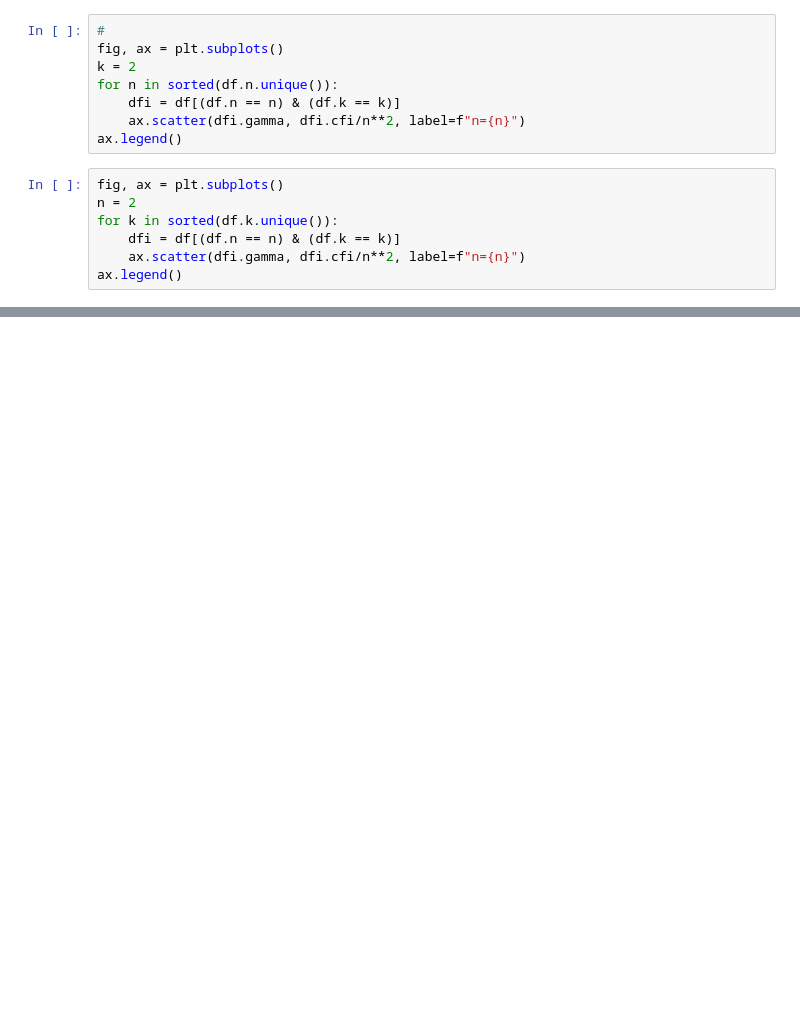
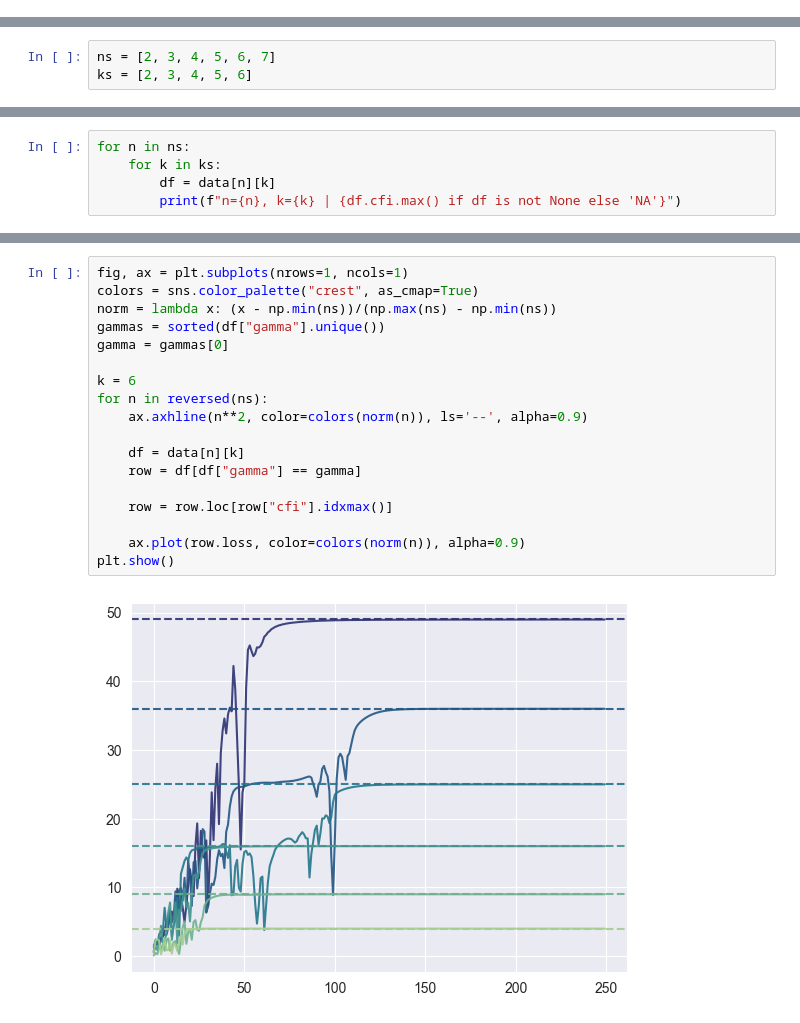
Before and after one commit to benjimaclellan/queso, a Jupyter notebook: experiments/analyze_noisy_cfi.ipynb, the cells around one changed output, grey strips where cells are left out. Drawn from its saved outputs; the diff is of its cells as text; blank space fills up the shorter version.

```diff
--- a/experiments/analyze_noisy_cfi.ipynb
+++ b/experiments/analyze_noisy_cfi.ipynb
@@ -48,15 +9,0 @@ ax.legend()
-# %%
-#
-fig, ax = plt.subplots()
-k = 2
-for n in sorted(df.n.unique()):
-    dfi = df[(df.n == n) & (df.k == k)]
-    ax.scatter(dfi.gamma, dfi.cfi/n**2, label=f"n={n}")
-ax.legend()
-# %%
-fig, ax = plt.subplots()
-n = 2
-for k in sorted(df.k.unique()):
-    dfi = df[(df.n == n) & (df.k == k)]
-    ax.scatter(dfi.gamma, dfi.cfi/n**2, label=f"n={n}")
-ax.legend()
@@ -110,0 +10,3 @@ print(len(dfi))
+# %%
+ns = [2, 3, 4, 5, 6, 7]
+ks = [2, 3, 4, 5, 6]
@@ -110,0 +55,5 @@ print(len(dfi))
+# %%
+for n in ns:
+    for k in ks:
+        df = data[n][k]
+        print(f"n={n}, k={k} | {df.cfi.max() if df is not None else 'NA'}")
@@ -110,0 +78,20 @@ print(len(dfi))
+# %%
+fig, ax = plt.subplots(nrows=1, ncols=1)
+colors = sns.color_palette("crest", as_cmap=True)
+norm = lambda x: (x - np.min(ns))/(np.max(ns) - np.min(ns))
+gammas = sorted(df["gamma"].unique())
+gamma = gammas[0]
+
+k = 6
+for n in reversed(ns):
+    ax.axhline(n**2, color=colors(norm(n)), ls='--', alpha=0.9)
+
+    df = data[n][k]
+    row = df[df["gamma"] == gamma]
+
+    row = row.loc[row["cfi"].idxmax()]
+
+    ax.plot(row.loss, color=colors(norm(n)), alpha=0.9)
+plt.show()
+# %% [output]
+[figure, added]
```
Also changed, not shown: parts of 11 cells of this notebook, 2 other files.
